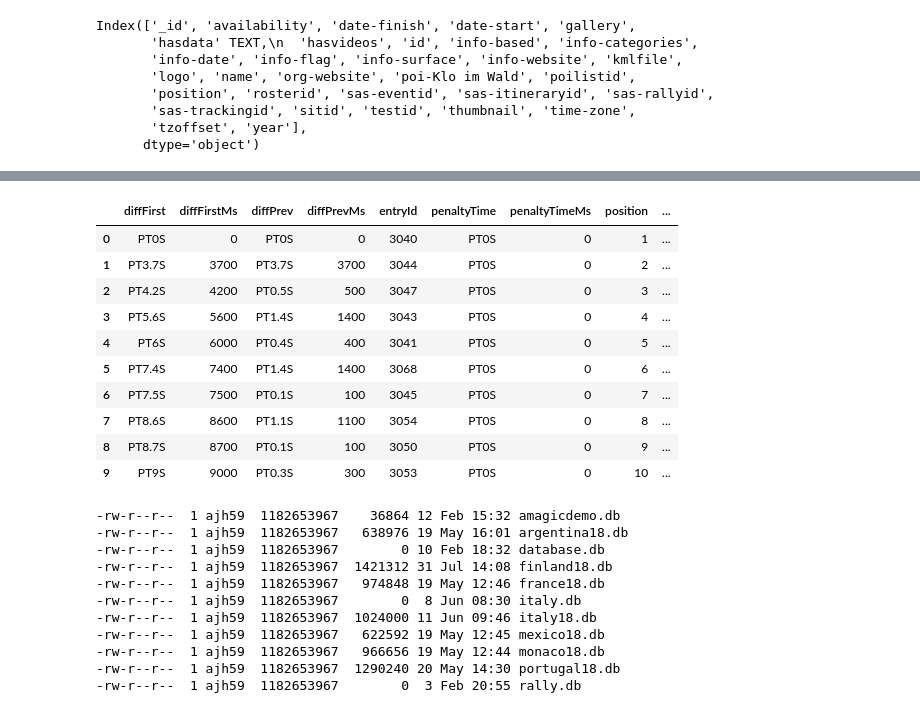
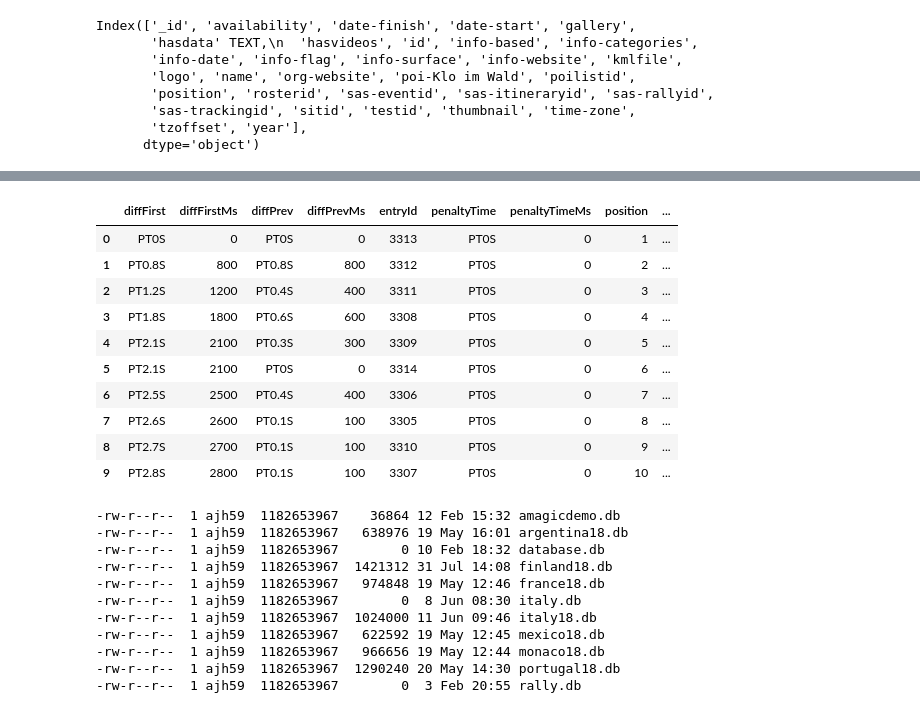
Before and after one commit to psychemedia/WRC_sketches, a Jupyter notebook: doodles/WRC API 2018 Base.ipynb, the cells around one changed output, grey strips where cells are left out. Cells and saved outputs as stored; diff of their text form; code cells hidden in the pictures.

```diff
--- a/doodles/WRC API 2018 Base.ipynb
+++ b/doodles/WRC API 2018 Base.ipynb
@@ -951,8 +968,8 @@ listRallies2()
 # %%
 #dbname='wrc18.db'
 year = 2018
-name = 'uk'
-dbname='uk18.db'
+name = 'australia'
+dbname='australia18.db'
 # %%
 import os
 
@@ -1091,18 +1177,18 @@ Index(['_id', 'availability', 'date-finish', 'date-start', 'gallery',
 # %%
-q="SELECT * FROM stage_overall LIMIT 10;"
+q="SELECT * FROM stage_overall ORDER BY totalTimeMs LIMIT 10;"
 pd.read_sql(q,conn)
 # %% [output]
 |  | diffFirst | diffFirstMs | diffPrev | diffPrevMs | entryId | penaltyTime | penaltyTimeMs | position | ... |
-| 0 | PT0S | 0 | PT0S | 0 | 3040 | PT0S | 0 | 1 | ... |
-| 1 | PT3.7S | 3700 | PT3.7S | 3700 | 3044 | PT0S | 0 | 2 | ... |
-| 2 | PT4.2S | 4200 | PT0.5S | 500 | 3047 | PT0S | 0 | 3 | ... |
-| 3 | PT5.6S | 5600 | PT1.4S | 1400 | 3043 | PT0S | 0 | 4 | ... |
-| 4 | PT6S | 6000 | PT0.4S | 400 | 3041 | PT0S | 0 | 5 | ... |
-| 5 | PT7.4S | 7400 | PT1.4S | 1400 | 3068 | PT0S | 0 | 6 | ... |
-| 6 | PT7.5S | 7500 | PT0.1S | 100 | 3045 | PT0S | 0 | 7 | ... |
-| 7 | PT8.6S | 8600 | PT1.1S | 1100 | 3054 | PT0S | 0 | 8 | ... |
-| 8 | PT8.7S | 8700 | PT0.1S | 100 | 3050 | PT0S | 0 | 9 | ... |
-| 9 | PT9S | 9000 | PT0.3S | 300 | 3053 | PT0S | 0 | 10 | ... |
+| 0 | PT0S | 0 | PT0S | 0 | 3313 | PT0S | 0 | 1 | ... |
+| 1 | PT0.8S | 800 | PT0.8S | 800 | 3312 | PT0S | 0 | 2 | ... |
+| 2 | PT1.2S | 1200 | PT0.4S | 400 | 3311 | PT0S | 0 | 3 | ... |
+| 3 | PT1.8S | 1800 | PT0.6S | 600 | 3308 | PT0S | 0 | 4 | ... |
+| 4 | PT2.1S | 2100 | PT0.3S | 300 | 3309 | PT0S | 0 | 5 | ... |
+| 5 | PT2.1S | 2100 | PT0S | 0 | 3314 | PT0S | 0 | 6 | ... |
+| 6 | PT2.5S | 2500 | PT0.4S | 400 | 3306 | PT0S | 0 | 7 | ... |
+| 7 | PT2.6S | 2600 | PT0.1S | 100 | 3305 | PT0S | 0 | 8 | ... |
+| 8 | PT2.7S | 2700 | PT0.1S | 100 | 3310 | PT0S | 0 | 9 | ... |
+| 9 | PT2.8S | 2800 | PT0.1S | 100 | 3307 | PT0S | 0 | 10 | ... |
 # %%
 !ls -al *.db
 # %% [output]
```
Also changed, not shown: parts of 12 cells of this notebook, 9 other files.
